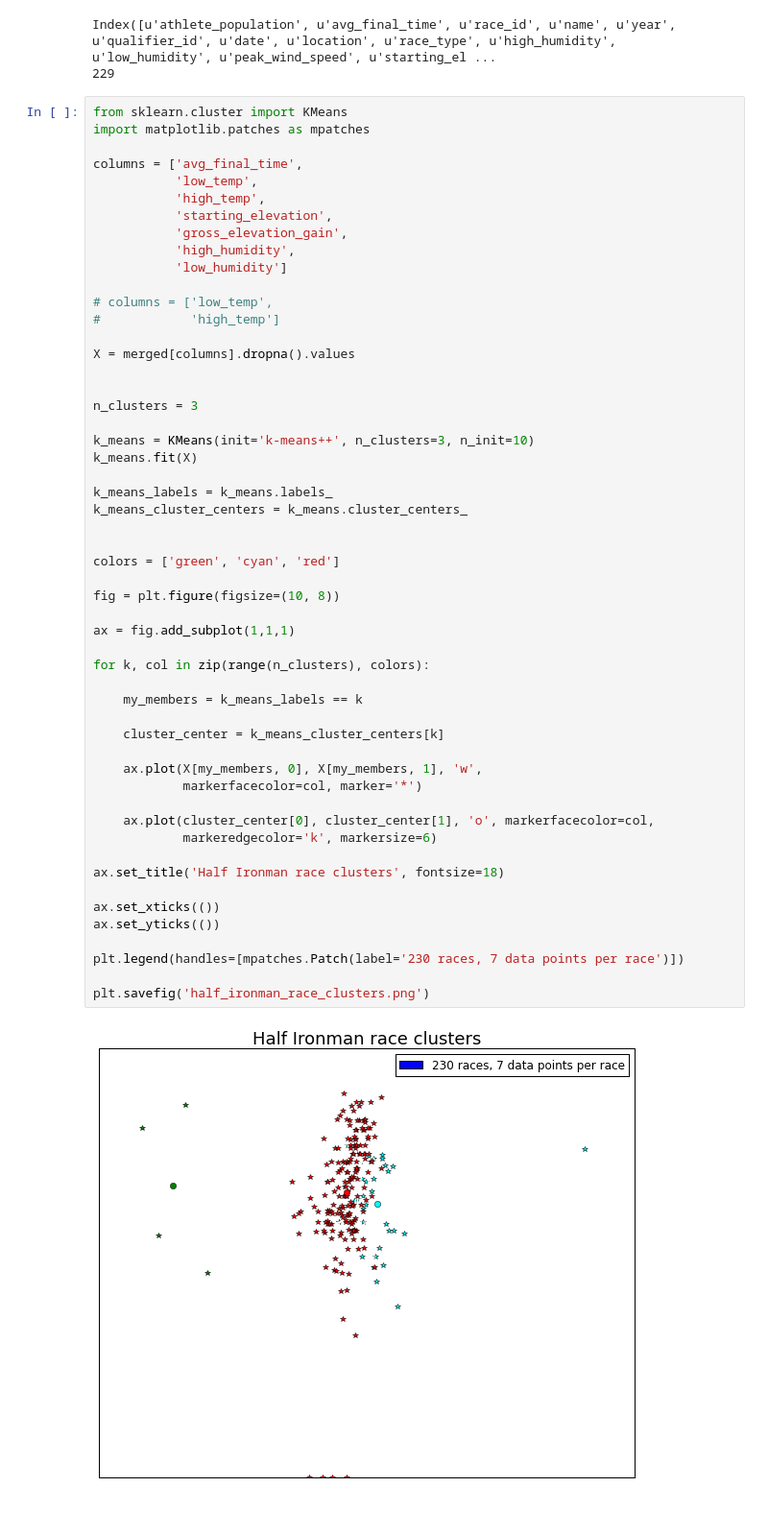
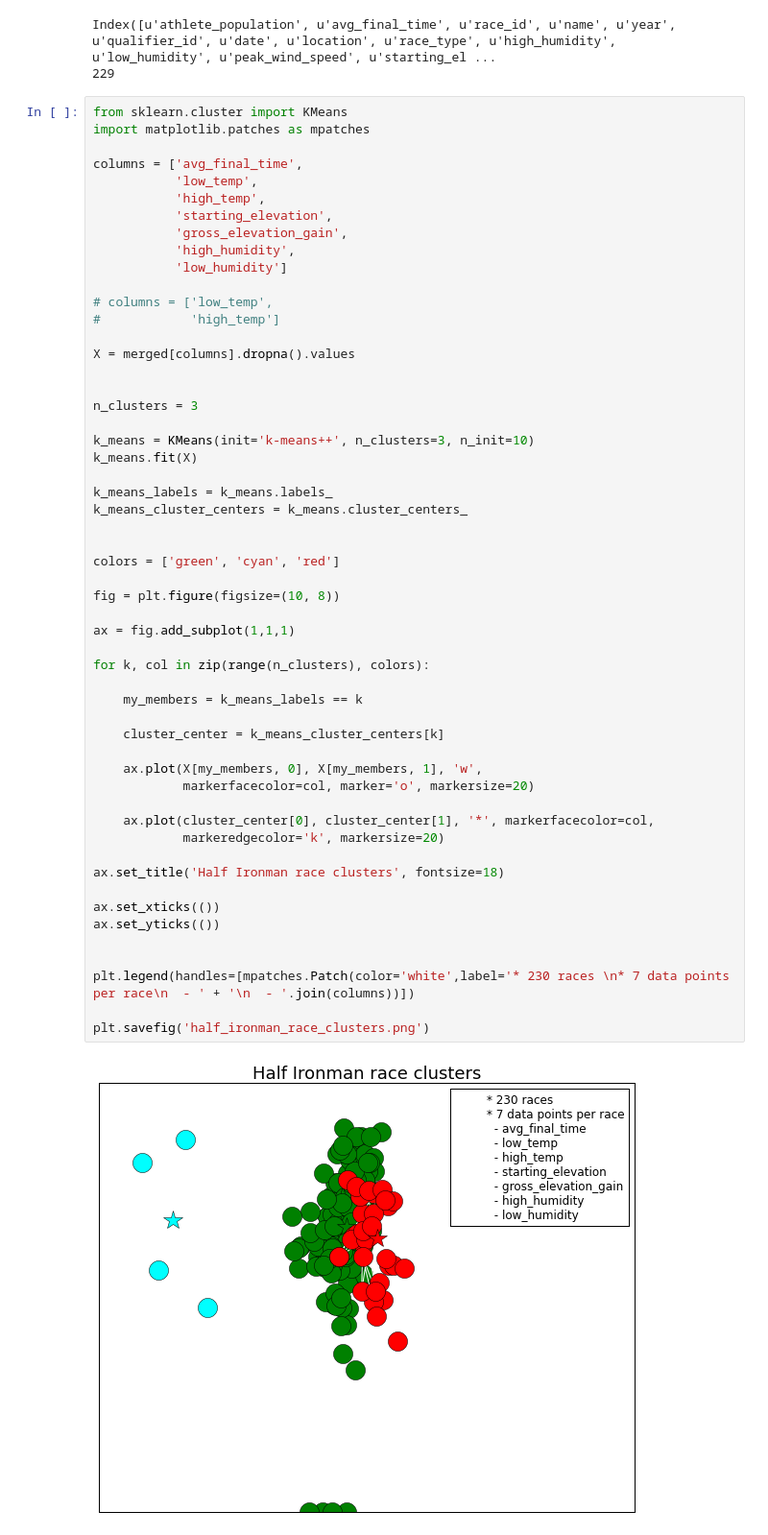
Before and after one commit to cabhishek/datascience, a Jupyter notebook: Cluster-analysis.ipynb, the cells around one changed output. Shown: that part at 96% size. Saved outputs shown, nothing was run; the diff lists cells and outputs as text.

Commit message:
Better images with help text and legends

```diff
--- a/Cluster-analysis.ipynb
+++ b/Cluster-analysis.ipynb
@@ -68,35 +68,36 @@ n_clusters = 3
 k_means = KMeans(init='k-means++', n_clusters=3, n_init=10)
 k_means.fit(X)
 
 k_means_labels = k_means.labels_
 k_means_cluster_centers = k_means.cluster_centers_
 
 
 colors = ['green', 'cyan', 'red']
 
 fig = plt.figure(figsize=(10, 8))
 
 ax = fig.add_subplot(1,1,1)
 
 for k, col in zip(range(n_clusters), colors):
 
     my_members = k_means_labels == k
 
     cluster_center = k_means_cluster_centers[k]
 
     ax.plot(X[my_members, 0], X[my_members, 1], 'w',
-            markerfacecolor=col, marker='*')
+            markerfacecolor=col, marker='o', markersize=20)
 
-    ax.plot(cluster_center[0], cluster_center[1], 'o', markerfacecolor=col,
-            markeredgecolor='k', markersize=6)
+    ax.plot(cluster_center[0], cluster_center[1], '*', markerfacecolor=col,
+            markeredgecolor='k', markersize=20)
 
 ax.set_title('Half Ironman race clusters', fontsize=18)
 
 ax.set_xticks(())
 ax.set_yticks(())
 
-plt.legend(handles=[mpatches.Patch(label='230 races, 7 data points per race')])
+
+plt.legend(handles=[mpatches.Patch(color='white',label='* 230 races \n* 7 data points per race\n  - ' + '\n  - '.join(columns))])
 
 plt.savefig('half_ironman_race_clusters.png')
 # %% [output]
-[figure, old version]
+[figure, new version]
```
Also changed, not shown: 3 other files.
